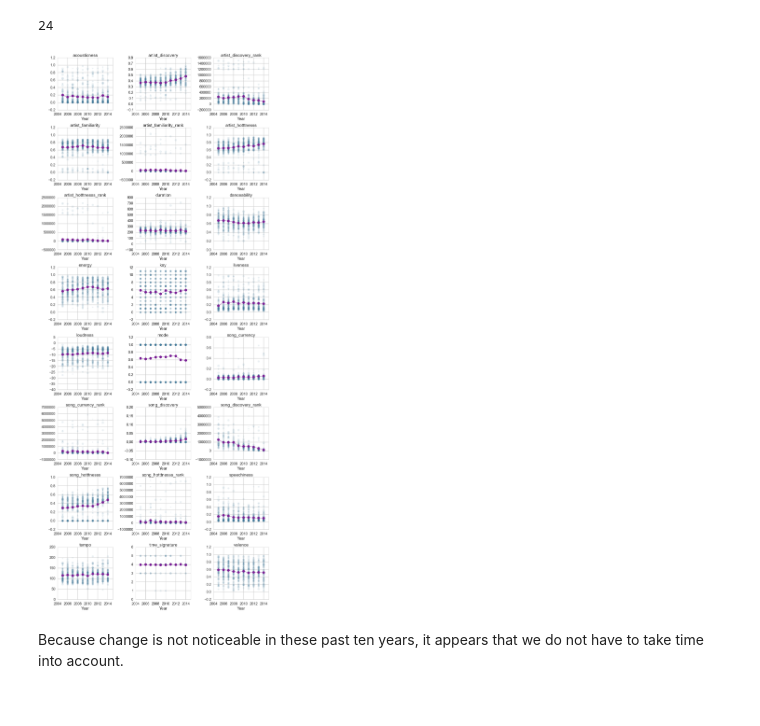
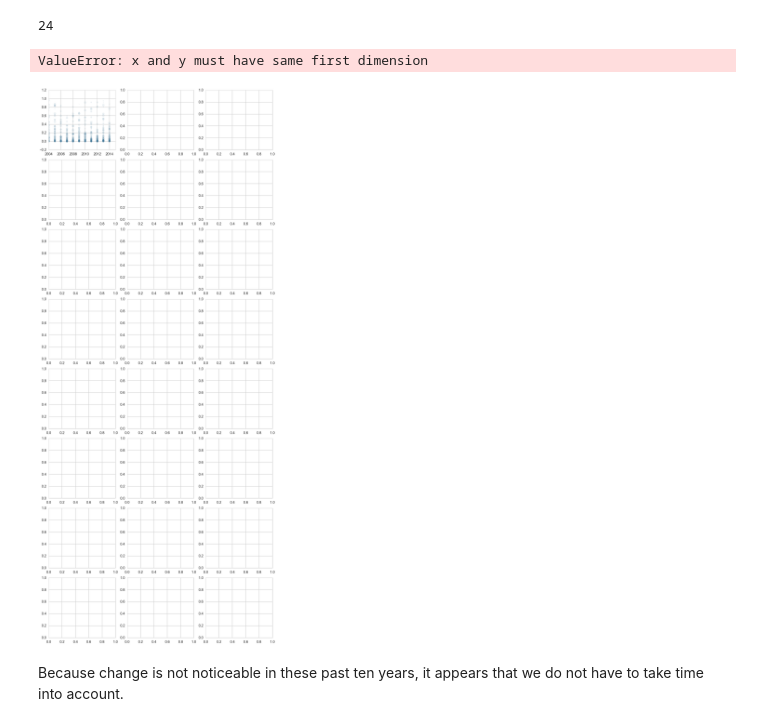
Before and after one commit to matlisa/crimsondance, a Jupyter notebook: Exploratory Data (Lisa).ipynb, the cells around one changed output. Drawn from its saved outputs; the diff is of its cells as text; code cells hidden in the pictures.

```diff
--- a/Exploratory Data (Lisa).ipynb
+++ b/Exploratory Data (Lisa).ipynb
@@ -20,3 +20,6 @@ import re
 import math
 import urllib2
 import json
+# %%
+updated_data=pd.read_csv("./tempdata/df_all_cleaned1.csv")
+updated_data.head()
@@ -57,42 +67,43 @@ for ax, var in zip(axes.ravel(), variables):
     # plotting the scatter plot
 #     year2 = np.repeat(year, len(all_05_14), axis=0)
 #     ax.plot(all_05_14["year"], all_05_14[var], marker='o', linestyle='', color = "#407899", alpha=.1, lw = 1)
-    ax.scatter(all_05_14["year"], all_05_14[var],marker='o', color = "#407899", alpha=.1, s = all_05_14["ranking"])
+    ax.scatter(updated_data["year"], updated_data[var],marker='o', color = "#407899", alpha=.1, s = updated_data["ranking"])
 
 #     for year, group in genreinfo[genre]['rankingseries']:
 #         year2 = np.repeat(year, len(group), axis=0)
 #         ax.plot(year2, group, marker='o', linestyle='', color = "#407899", alpha=.1, lw = 1)
 
     # plotting the averages
-    ax.plot(all_05_14["year"].unique(), all_05_14.groupby("year")[var].mean(),
+    ax.plot(updated_data["year"].unique(), updated_data.groupby("year")[var].mean(),
             'o-', color='#791E94', lw=1, label='Decade Average')
 #     for year in all_05_14.year.unique():
 #         sub = all_05_14[all_05_14.year == year]
 #         ax.plot(year, sub[var].mean(), 'o-',
 #                 color='#791E94', lw=1, label='Decade Average')
 
     # plotting the bands
 #     lower = np.array([])
 #     higher = np.array([])
 #     for mean, std in zip(genreinfo[genre]["meanseries"].values, genreinfo[genre]["stdseries"].values):
 
 #         if math.isnan(std) == True:
 #             lower = np.append(lower, 0)
 #             higher = np.append(higher, 100)
 #         else:
 #             lower = np.append(lower, mean - std)
 #             higher = np.append(higher, mean + std)
 
 #     ax.fill_between(genreinfo[genre]['meanseries'].index, higher, lower,
 #                     color='#ECAFFF', alpha=.3)
 
 #     ax.annotate((genre[6:]).replace("_", " "), xy=(1990, 100), fontsize=18)
     ax.set_title(var)
 
     ax.set_xlabel("Year")
 #     ax.set_ylabel('Rank')
 # %% [output]
+ValueError: x and y must have same first dimension
-[figure, old version]
+[figure, new version]
 # %% [markdown]
 Because change is not noticeable in these past ten years, it appears that we do not have to take time into account.
 # %% [markdown]
```
Also changed, not shown: parts of 70 cells of this notebook, 6 other files.
